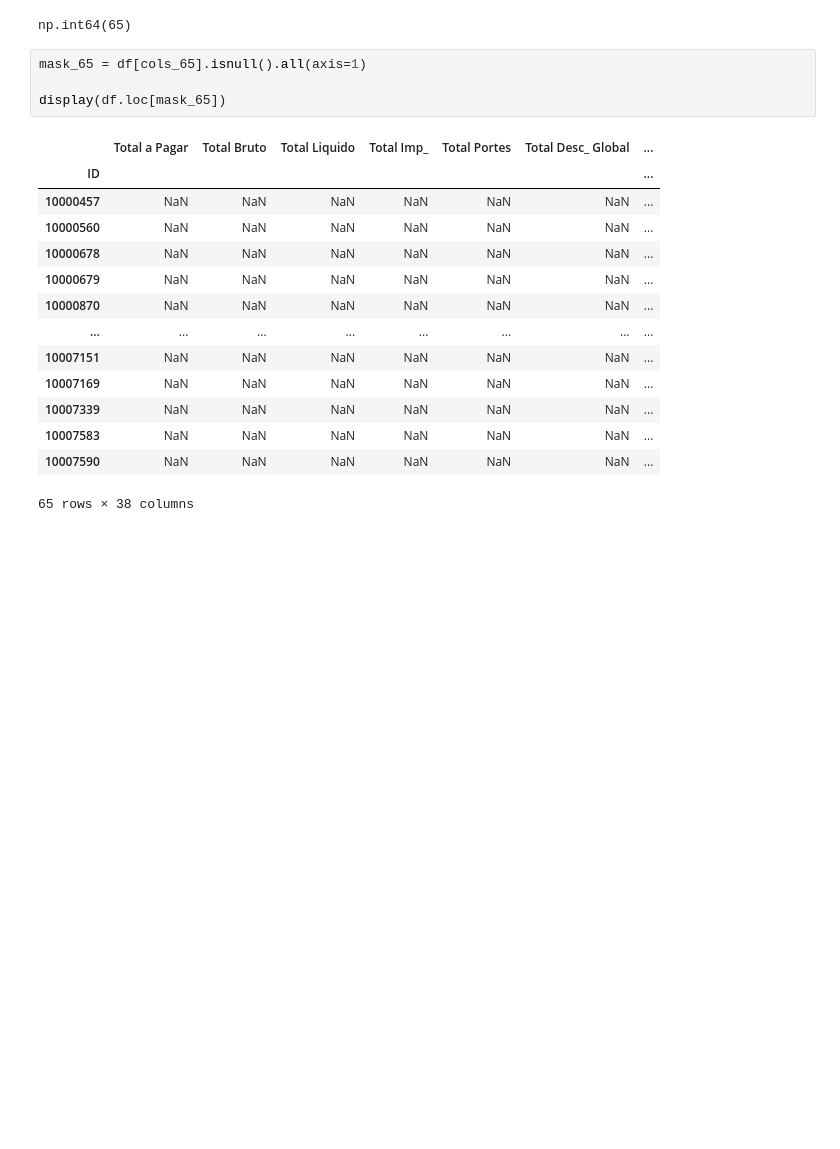
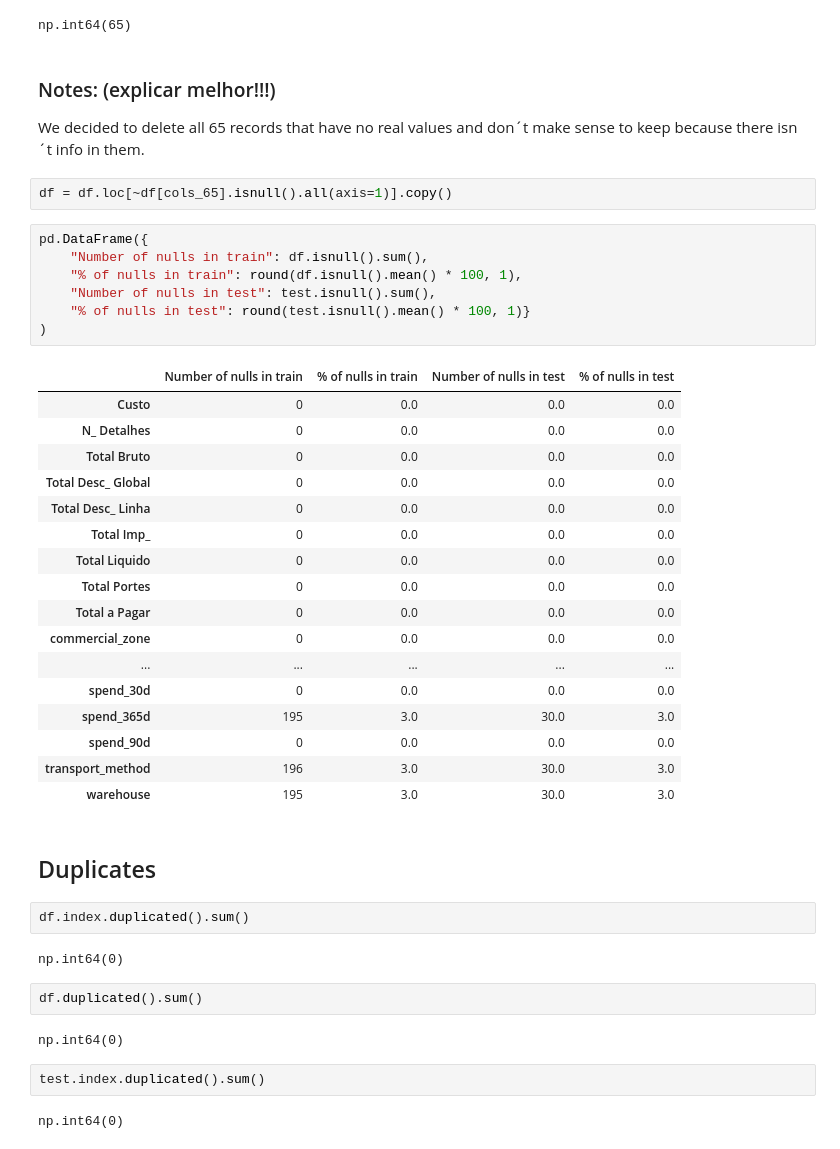
Before and after one commit to jxbarbosax/Machine-Learning, a Jupyter notebook: Data prep.ipynb, the cells around one changed output. Cells and saved outputs as stored; diff of their text form; blank space fills up the shorter version.

```diff
--- a/Data prep.ipynb
+++ b/Data prep.ipynb
@@ -187,22 +182,47 @@ Name: count, dtype: int64
 df[cols_65].isnull().all(axis=1).sum()
 # %% [output]
 np.int64(65)
+# %% [markdown]
+### Notes: (explicar melhor!!!)
+We decided to delete all 65 records that have no real values and don´t make sense to keep because there isn´t info in them.
 # %%
-mask_65 = df[cols_65].isnull().all(axis=1)
-
-display(df.loc[mask_65])
+df = df.loc[~df[cols_65].isnull().all(axis=1)].copy()
-# %% [output]
-|  | Total a Pagar | Total Bruto | Total Liquido | Total Imp_ | Total Portes | Total Desc_ Global | ... |
-| ID |  |  |  |  |  |  | ... |
-| 10000457 | NaN | NaN | NaN | NaN | NaN | NaN | ... |
-| 10000560 | NaN | NaN | NaN | NaN | NaN | NaN | ... |
-| 10000678 | NaN | NaN | NaN | NaN | NaN | NaN | ... |
-| 10000679 | NaN | NaN | NaN | NaN | NaN | NaN | ... |
-| 10000870 | NaN | NaN | NaN | NaN | NaN | NaN | ... |
-| ... | ... | ... | ... | ... | ... | ... | ... |
-| 10007151 | NaN | NaN | NaN | NaN | NaN | NaN | ... |
-| 10007169 | NaN | NaN | NaN | NaN | NaN | NaN | ... |
-| 10007339 | NaN | NaN | NaN | NaN | NaN | NaN | ... |
-| 10007583 | NaN | NaN | NaN | NaN | NaN | NaN | ... |
-| 10007590 | NaN | NaN | NaN | NaN | NaN | NaN | ... |
-65 rows × 38 columns
+# %%
+pd.DataFrame({
+    "Number of nulls in train": df.isnull().sum(),
+    "% of nulls in train": round(df.isnull().mean() * 100, 1),
+    "Number of nulls in test": test.isnull().sum(),
+    "% of nulls in test": round(test.isnull().mean() * 100, 1)}
+)
+# %% [output]
+|  | Number of nulls in train | % of nulls in train | Number of nulls in test | % of nulls in test |
+| Custo | 0 | 0.0 | 0.0 | 0.0 |
+| N_ Detalhes | 0 | 0.0 | 0.0 | 0.0 |
+| Total Bruto | 0 | 0.0 | 0.0 | 0.0 |
+| Total Desc_ Global | 0 | 0.0 | 0.0 | 0.0 |
+| Total Desc_ Linha | 0 | 0.0 | 0.0 | 0.0 |
+| Total Imp_ | 0 | 0.0 | 0.0 | 0.0 |
+| Total Liquido | 0 | 0.0 | 0.0 | 0.0 |
+| Total Portes | 0 | 0.0 | 0.0 | 0.0 |
+| Total a Pagar | 0 | 0.0 | 0.0 | 0.0 |
+| commercial_zone | 0 | 0.0 | 0.0 | 0.0 |
+| ... | ... | ... | ... | ... |
+| spend_30d | 0 | 0.0 | 0.0 | 0.0 |
+| spend_365d | 195 | 3.0 | 30.0 | 3.0 |
+| spend_90d | 0 | 0.0 | 0.0 | 0.0 |
+| transport_method | 196 | 3.0 | 30.0 | 3.0 |
+| warehouse | 195 | 3.0 | 30.0 | 3.0 |
+# %% [markdown]
+## Duplicates
+# %%
+df.index.duplicated().sum()
+# %% [output]
+np.int64(0)
+# %%
+df.duplicated().sum()
+# %% [output]
+np.int64(0)
+# %%
+test.index.duplicated().sum()
+# %% [output]
+np.int64(0)
```
Also changed, not shown: parts of 42 cells of this notebook.
